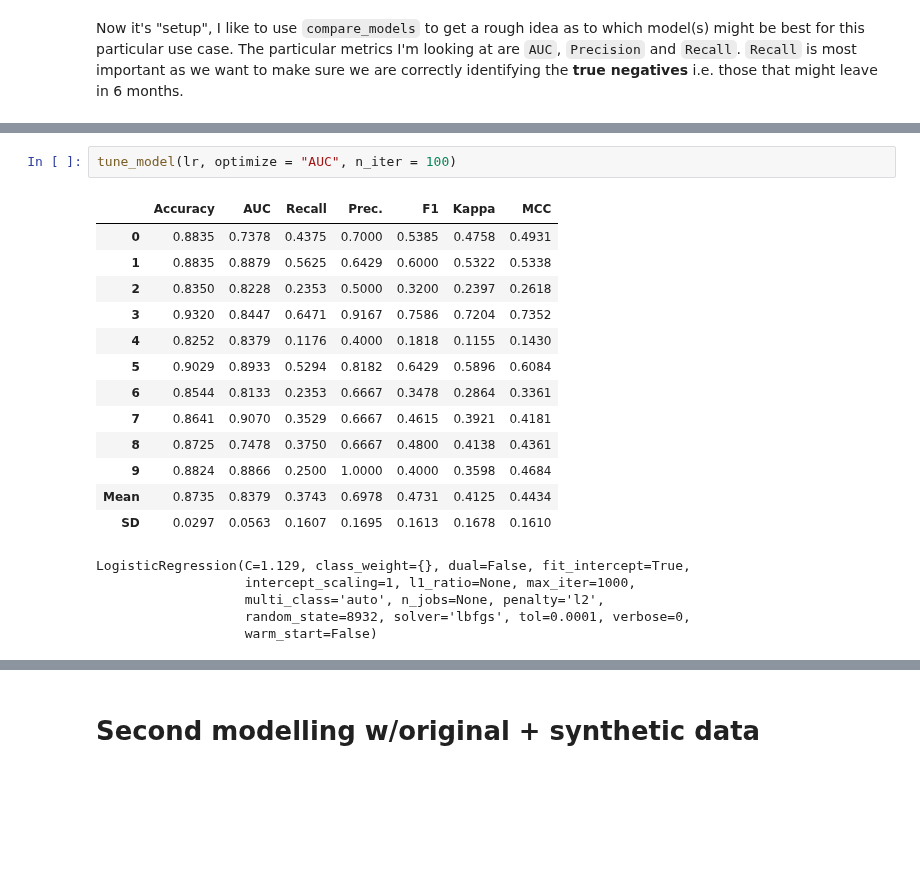
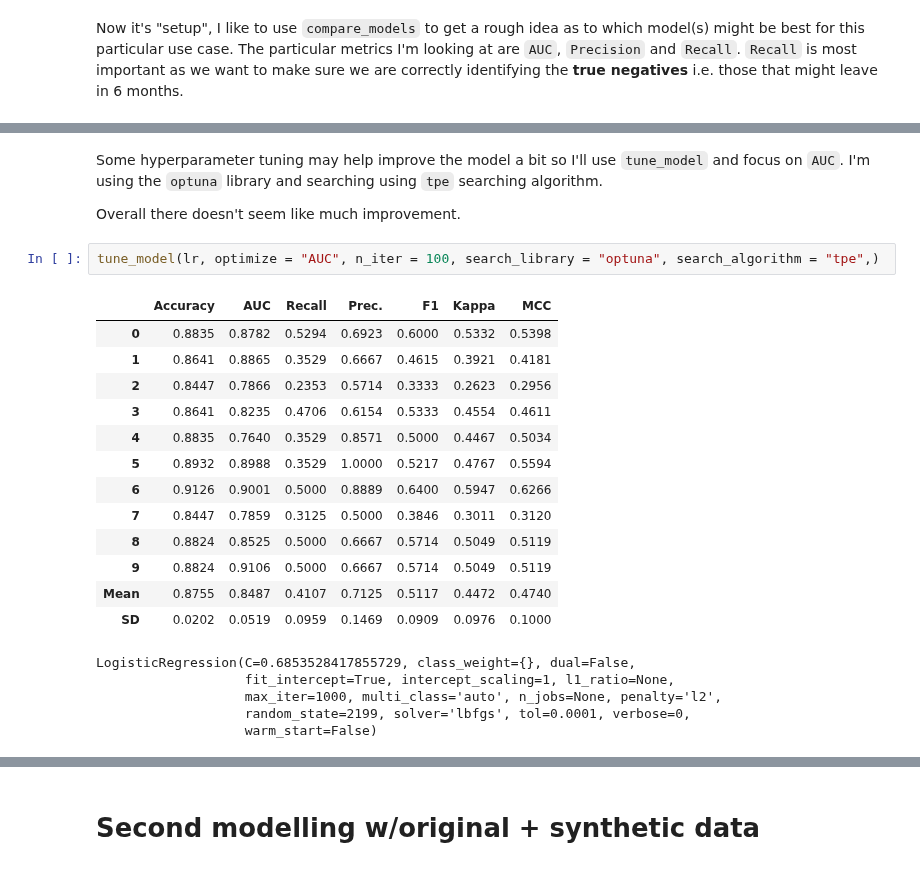
Before and after one commit to Oufattole/HR-Attrition, a Jupyter notebook: Predicting_employee_attrition.ipynb, the cells around one changed output, grey strips where cells are left out. Saved outputs shown, nothing was run; the diff lists cells and outputs as text; blank space fills up the shorter version.

```diff
--- a/Predicting_employee_attrition.ipynb
+++ b/Predicting_employee_attrition.ipynb
@@ -232,21 +238,25 @@ lr = create_model("lr")
+# %% [markdown]
+Some hyperparameter tuning may help improve the model a bit so I'll use `tune_model` and focus on `AUC`. I'm using the `optuna` library and searching using `tpe` searching algorithm.
+
+Overall there doesn't seem like much improvement.
 # %%
-tune_model(lr, optimize = "AUC", n_iter = 100)
+tune_model(lr, optimize = "AUC", n_iter = 100, search_library = "optuna", search_algorithm = "tpe",)
 # %% [output]
 |  | Accuracy | AUC | Recall | Prec. | F1 | Kappa | MCC |
-| 0 | 0.8835 | 0.7378 | 0.4375 | 0.7000 | 0.5385 | 0.4758 | 0.4931 |
-| 1 | 0.8835 | 0.8879 | 0.5625 | 0.6429 | 0.6000 | 0.5322 | 0.5338 |
-| 2 | 0.8350 | 0.8228 | 0.2353 | 0.5000 | 0.3200 | 0.2397 | 0.2618 |
-| 3 | 0.9320 | 0.8447 | 0.6471 | 0.9167 | 0.7586 | 0.7204 | 0.7352 |
-| 4 | 0.8252 | 0.8379 | 0.1176 | 0.4000 | 0.1818 | 0.1155 | 0.1430 |
-| 5 | 0.9029 | 0.8933 | 0.5294 | 0.8182 | 0.6429 | 0.5896 | 0.6084 |
-| 6 | 0.8544 | 0.8133 | 0.2353 | 0.6667 | 0.3478 | 0.2864 | 0.3361 |
-| 7 | 0.8641 | 0.9070 | 0.3529 | 0.6667 | 0.4615 | 0.3921 | 0.4181 |
-| 8 | 0.8725 | 0.7478 | 0.3750 | 0.6667 | 0.4800 | 0.4138 | 0.4361 |
-| 9 | 0.8824 | 0.8866 | 0.2500 | 1.0000 | 0.4000 | 0.3598 | 0.4684 |
-| Mean | 0.8735 | 0.8379 | 0.3743 | 0.6978 | 0.4731 | 0.4125 | 0.4434 |
-| SD | 0.0297 | 0.0563 | 0.1607 | 0.1695 | 0.1613 | 0.1678 | 0.1610 |
+| 0 | 0.8835 | 0.8782 | 0.5294 | 0.6923 | 0.6000 | 0.5332 | 0.5398 |
+| 1 | 0.8641 | 0.8865 | 0.3529 | 0.6667 | 0.4615 | 0.3921 | 0.4181 |
+| 2 | 0.8447 | 0.7866 | 0.2353 | 0.5714 | 0.3333 | 0.2623 | 0.2956 |
+| 3 | 0.8641 | 0.8235 | 0.4706 | 0.6154 | 0.5333 | 0.4554 | 0.4611 |
+| 4 | 0.8835 | 0.7640 | 0.3529 | 0.8571 | 0.5000 | 0.4467 | 0.5034 |
+| 5 | 0.8932 | 0.8988 | 0.3529 | 1.0000 | 0.5217 | 0.4767 | 0.5594 |
+| 6 | 0.9126 | 0.9001 | 0.5000 | 0.8889 | 0.6400 | 0.5947 | 0.6266 |
+| 7 | 0.8447 | 0.7859 | 0.3125 | 0.5000 | 0.3846 | 0.3011 | 0.3120 |
+| 8 | 0.8824 | 0.8525 | 0.5000 | 0.6667 | 0.5714 | 0.5049 | 0.5119 |
+| 9 | 0.8824 | 0.9106 | 0.5000 | 0.6667 | 0.5714 | 0.5049 | 0.5119 |
+| Mean | 0.8755 | 0.8487 | 0.4107 | 0.7125 | 0.5117 | 0.4472 | 0.4740 |
+| SD | 0.0202 | 0.0519 | 0.0959 | 0.1469 | 0.0909 | 0.0976 | 0.1000 |
-LogisticRegression(C=1.129, class_weight={}, dual=False, fit_intercept=True,
-                   intercept_scaling=1, l1_ratio=None, max_iter=1000,
-                   multi_class='auto', n_jobs=None, penalty='l2',
-                   random_state=8932, solver='lbfgs', tol=0.0001, verbose=0,
+LogisticRegression(C=0.6853528417855729, class_weight={}, dual=False,
+                   fit_intercept=True, intercept_scaling=1, l1_ratio=None,
+                   max_iter=1000, multi_class='auto', n_jobs=None, penalty='l2',
+                   random_state=2199, solver='lbfgs', tol=0.0001, verbose=0,
                    warm_start=False)
```
Also changed, not shown: parts of 8 cells of this notebook.
